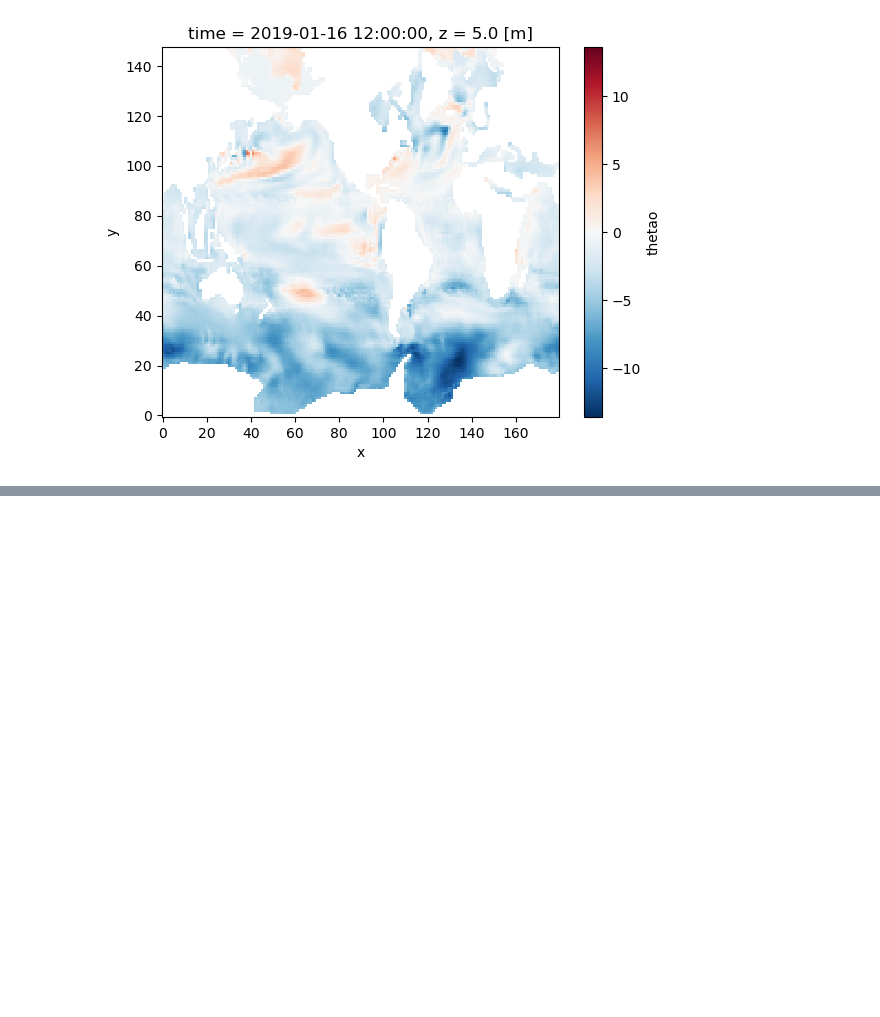
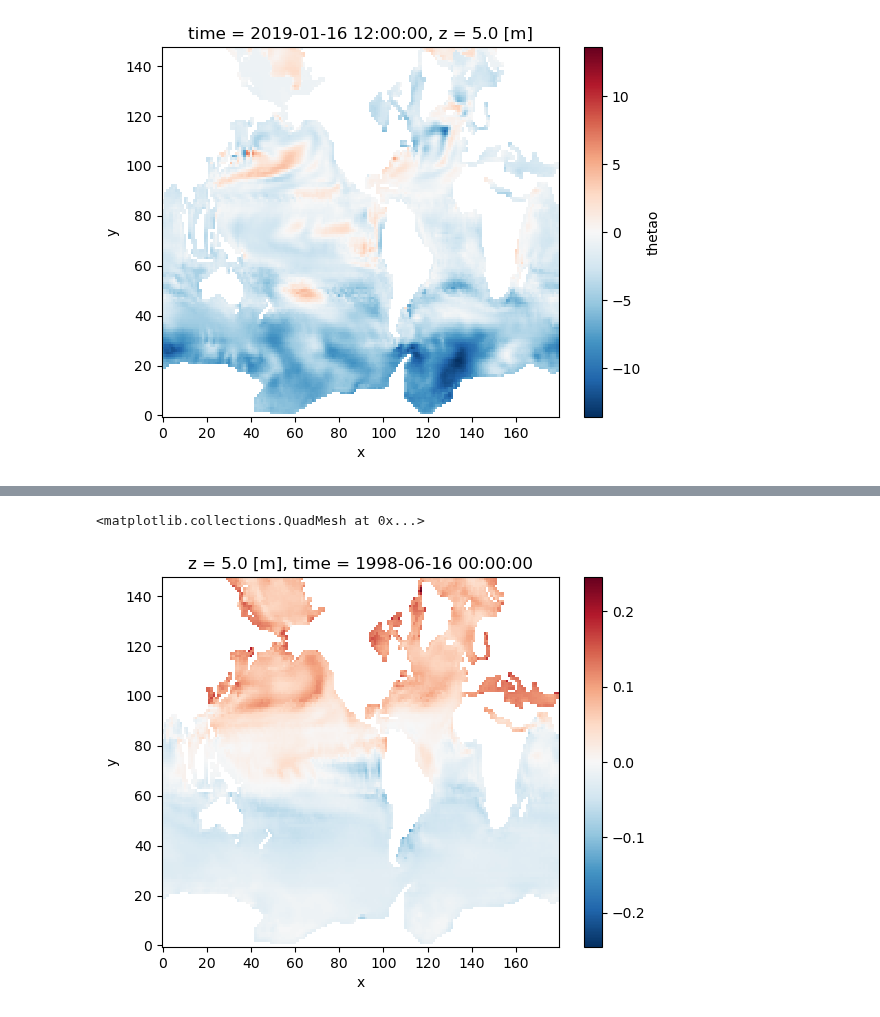
Before and after one commit to asozza/stece, a Jupyter notebook: osprey/notebooks/test_EOF_def.ipynb, the cells around one changed output, grey strips where cells are left out. Cells and saved outputs as stored; diff of their text form; code cells hidden in the pictures; blank space fills up the shorter version.

```diff
--- a/osprey/notebooks/test_EOF_def.ipynb
+++ b/osprey/notebooks/test_EOF_def.ipynb
@@ -326,0 +357,15 @@ delta2.isel(z=0).plot()
+# %%
+import numpy as np
+
+# Align the time dimension for broadcasting
+time_diff = np.diff(ds0['time'].values).astype('timedelta64[D]').astype(float)
+time_diff_da = xr.DataArray(time_diff, coords=[ds0['time'][1:]], dims=["time"])
+time_diff_aligned, ds0_diff_aligned = xr.align(time_diff_da, ds0.diff(dim="time"), join='exact')
+
+# Calculate the slopes
+slopes = ds0_diff_aligned / time_diff_aligned
+# %%
+slopes.isel(time=100,z=0).plot()
+# %% [output]
+<matplotlib.collections.QuadMesh at 0x...>
+[figure, added]
```
Also changed, not shown: parts of 8 cells of this notebook, 10 other files.
